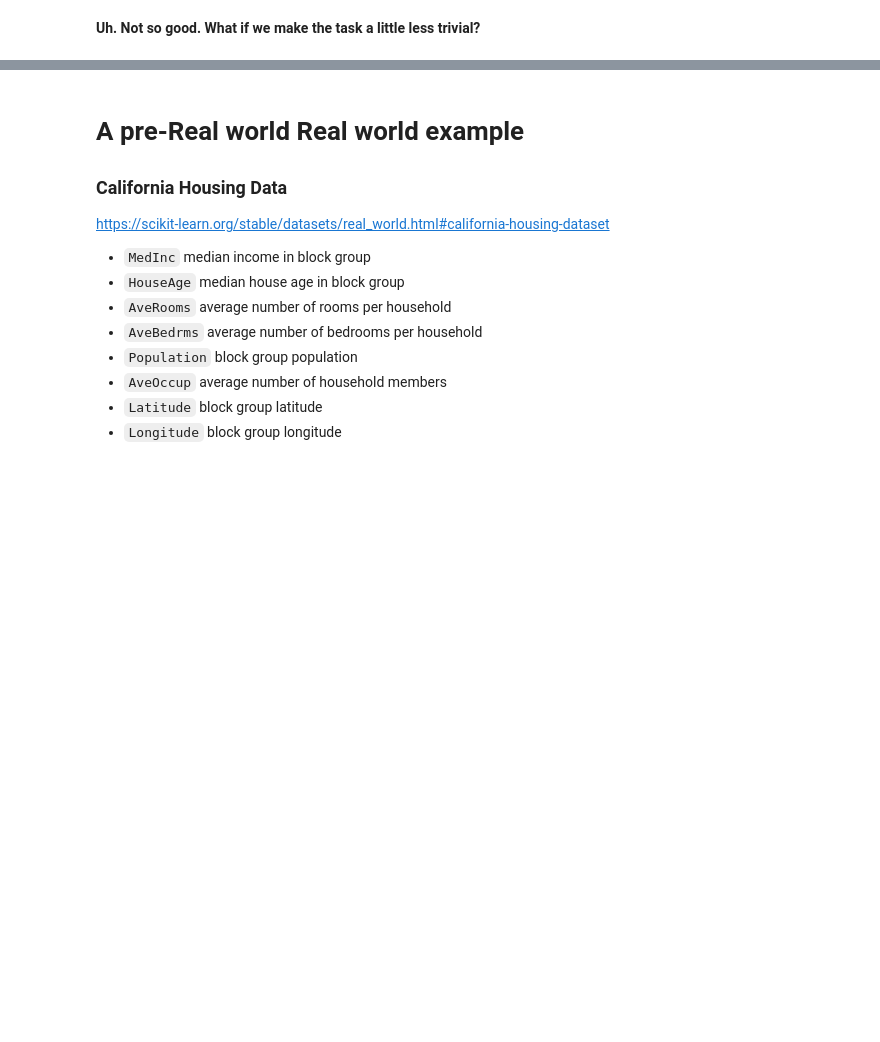
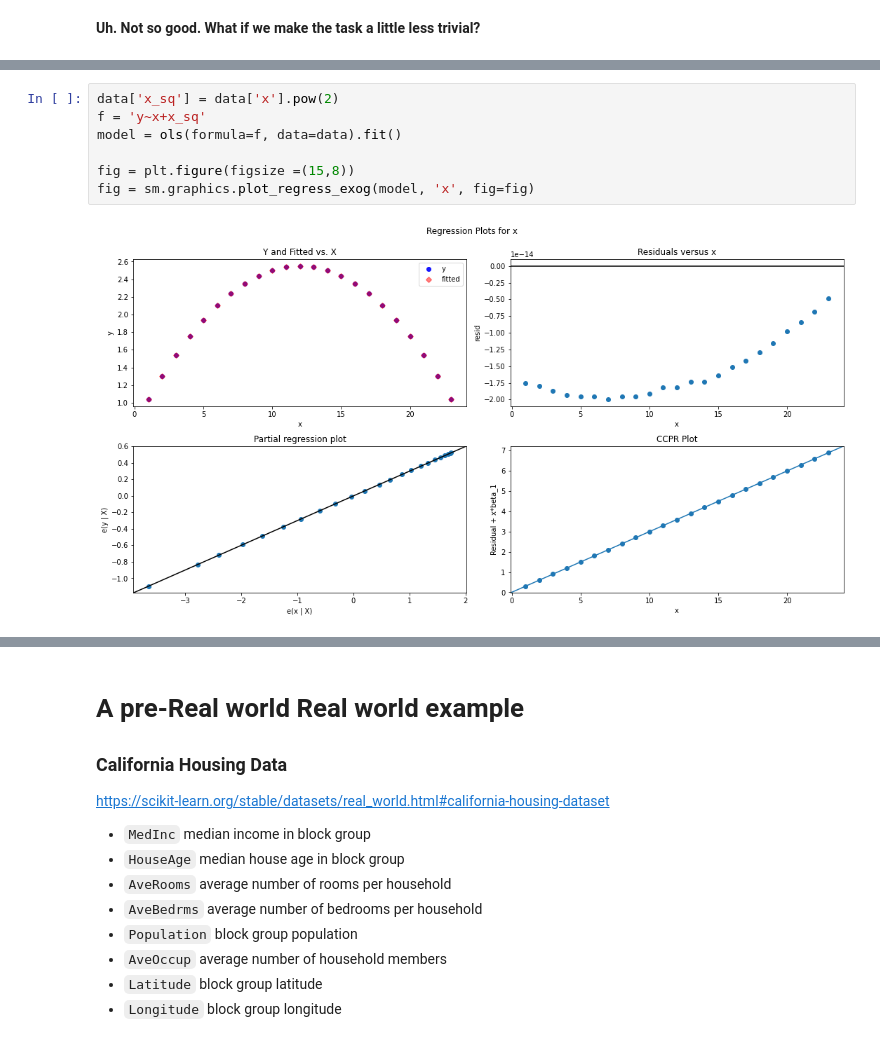
Before and after one commit to kennyjoseph/cse474, a Jupyter notebook: static_files/notebooks/03_LinearRegression.ipynb, the cells around one changed output, grey strips where cells are left out. Drawn from its saved outputs; the diff is of its cells as text; blank space fills up the shorter version.

```diff
--- a/static_files/notebooks/03_LinearRegression.ipynb
+++ b/static_files/notebooks/03_LinearRegression.ipynb
@@ -209,0 +236,9 @@ model.predict(data[data.x == 2]), data[data.x ==2].y
+# %%
+data['x_sq'] = data['x'].pow(2)
+f = 'y~x+x_sq'
+model = ols(formula=f, data=data).fit()
+
+fig = plt.figure(figsize =(15,8))
+fig = sm.graphics.plot_regress_exog(model, 'x', fig=fig)
+# %% [output]
+[figure, added]
```
Also changed, not shown: parts of 12 cells of this notebook, 1 other file.
